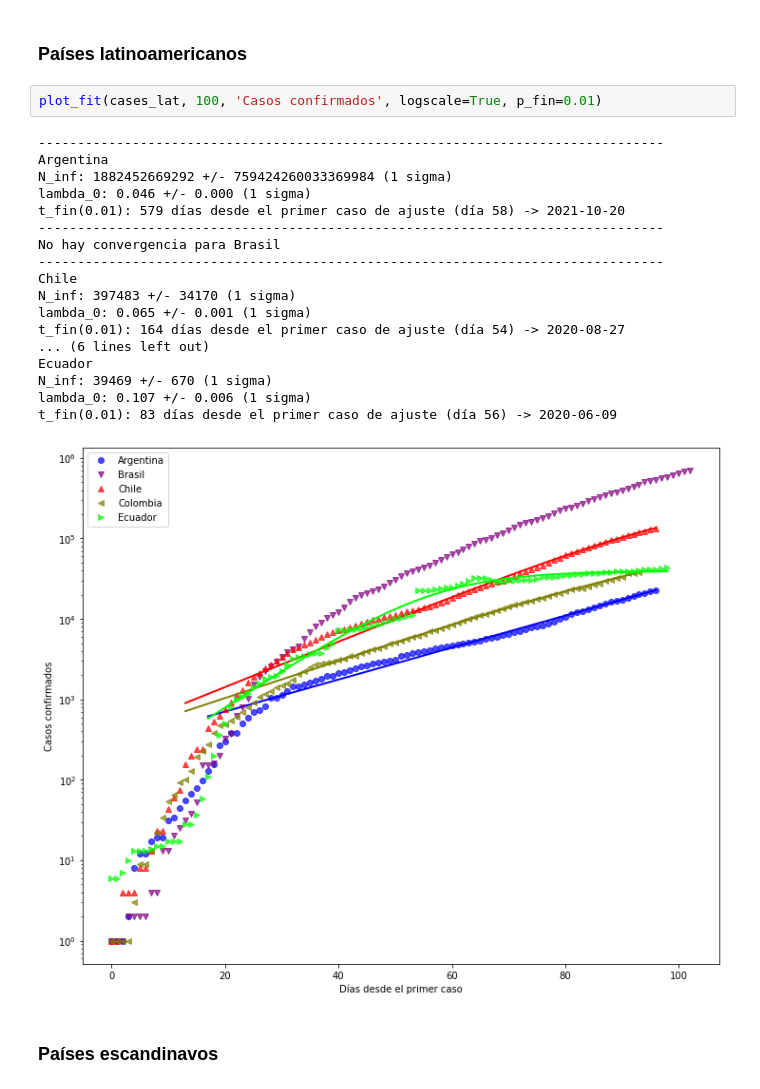
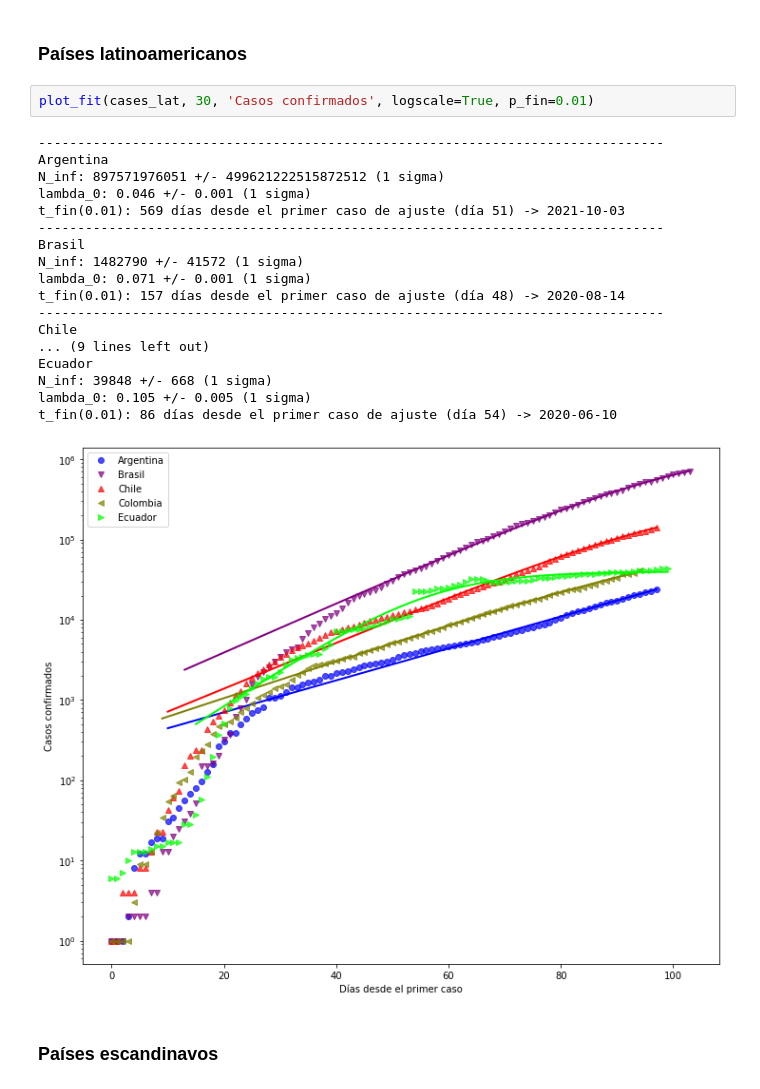
Before and after one commit to manuxch/logistic-covid19, a Jupyter notebook: Logistic_model_COVID-19.ipynb, the cells around one changed output. Cells and saved outputs as stored; diff of their text form.

```diff
--- a/Logistic_model_COVID-19.ipynb
+++ b/Logistic_model_COVID-19.ipynb
@@ -203,26 +203,26 @@ t_fin(0.01): 111 días desde el primer caso de ajuste (día 49) -> 2020-06-30
 # %% [markdown]
 ### Países latinoamericanos
 # %%
-plot_fit(cases_lat, 100, 'Casos confirmados', logscale=True, p_fin=0.01)
+plot_fit(cases_lat, 30, 'Casos confirmados', logscale=True, p_fin=0.01)
 # %% [output]
 --------------------------------------------------------------------------------
 Argentina
-N_inf: 1882452669292 +/- 759424260033369984 (1 sigma)
-lambda_0: 0.046 +/- 0.000 (1 sigma)
-t_fin(0.01): 579 días desde el primer caso de ajuste (día 58) -> 2021-10-20
+N_inf: 897571976051 +/- 499621222515872512 (1 sigma)
+lambda_0: 0.046 +/- 0.001 (1 sigma)
+t_fin(0.01): 569 días desde el primer caso de ajuste (día 51) -> 2021-10-03
 --------------------------------------------------------------------------------
-No hay convergencia para Brasil
+Brasil
+N_inf: 1482790 +/- 41572 (1 sigma)
+lambda_0: 0.071 +/- 0.001 (1 sigma)
+t_fin(0.01): 157 días desde el primer caso de ajuste (día 48) -> 2020-08-14
 --------------------------------------------------------------------------------
 Chile
-N_inf: 397483 +/- 34170 (1 sigma)
-lambda_0: 0.065 +/- 0.001 (1 sigma)
-t_fin(0.01): 164 días desde el primer caso de ajuste (día 54) -> 2020-08-27
-... (6 lines left out)
+... (9 lines left out)
 Ecuador
-N_inf: 39469 +/- 670 (1 sigma)
-lambda_0: 0.107 +/- 0.006 (1 sigma)
-t_fin(0.01): 83 días desde el primer caso de ajuste (día 56) -> 2020-06-09
+N_inf: 39848 +/- 668 (1 sigma)
+lambda_0: 0.105 +/- 0.005 (1 sigma)
+t_fin(0.01): 86 días desde el primer caso de ajuste (día 54) -> 2020-06-10
-[figure, old version]
+[figure, new version]
 # %% [markdown]
 ### Países escandinavos
 # %%
```
Also changed, not shown: parts of 8 cells of this notebook.
